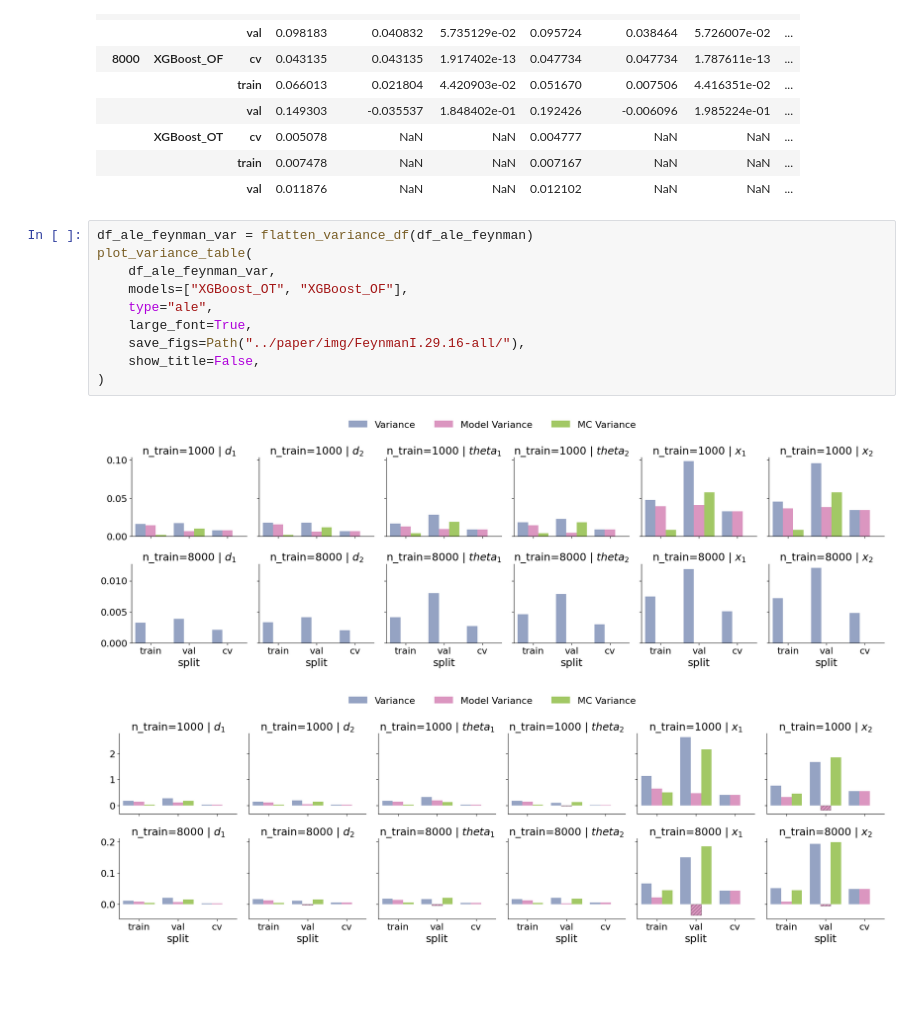
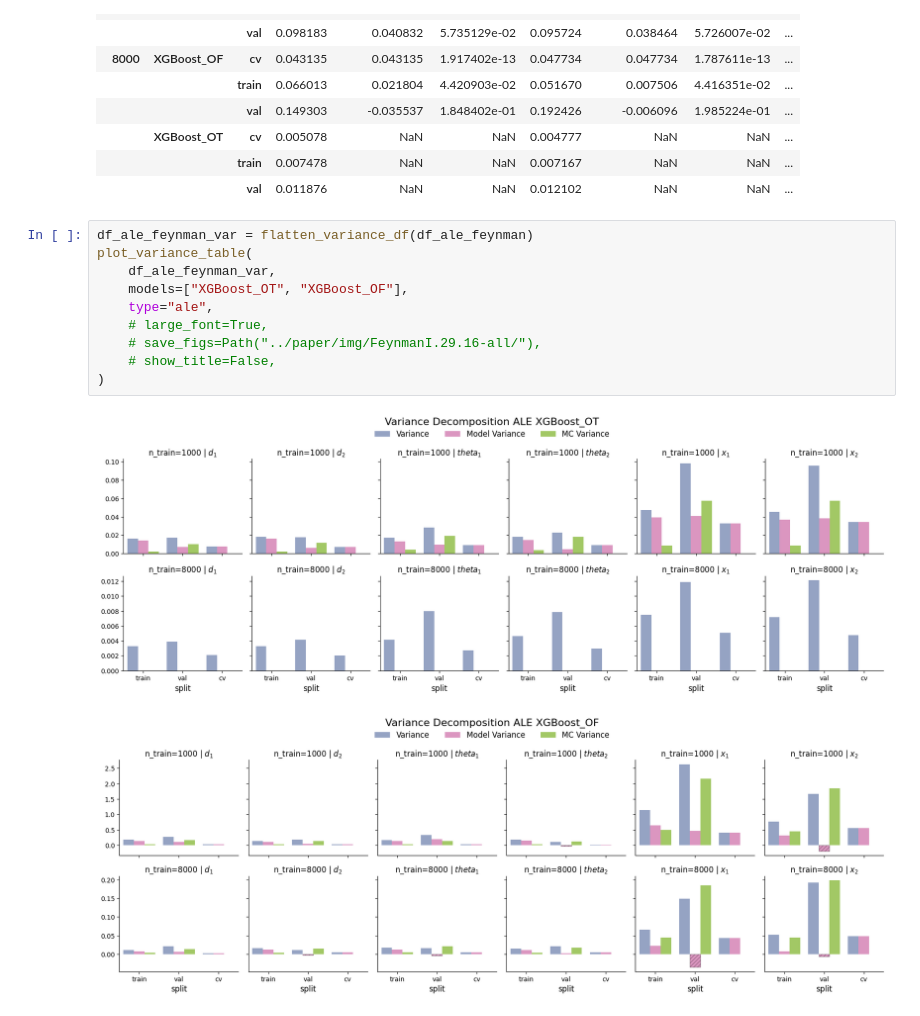
Before and after one commit to timo282/current-research-feature-effects, a Jupyter notebook: analyses/ablation_study_variance_decomposition.ipynb, the cells around one changed output. Saved outputs shown, nothing was run; the diff lists cells and outputs as text; blank space fills up the shorter version.

```diff
--- a/analyses/ablation_study_variance_decomposition.ipynb
+++ b/analyses/ablation_study_variance_decomposition.ipynb
@@ -277,13 +279,13 @@ df_ale_feynman
 # %%
 df_ale_feynman_var = flatten_variance_df(df_ale_feynman)
 plot_variance_table(
     df_ale_feynman_var,
     models=["XGBoost_OT", "XGBoost_OF"],
     type="ale",
-    large_font=True,
-    save_figs=Path("../paper/img/FeynmanI.29.16-all/"),
-    show_title=False,
+    # large_font=True,
+    # save_figs=Path("../paper/img/FeynmanI.29.16-all/"),
+    # show_title=False,
 )
 # %% [output]
-[figure, old version]
+[figure, new version]
-[figure, old version]
+[figure, new version]
```
Also changed, not shown: parts of 2 cells of this notebook, 1 other file.
